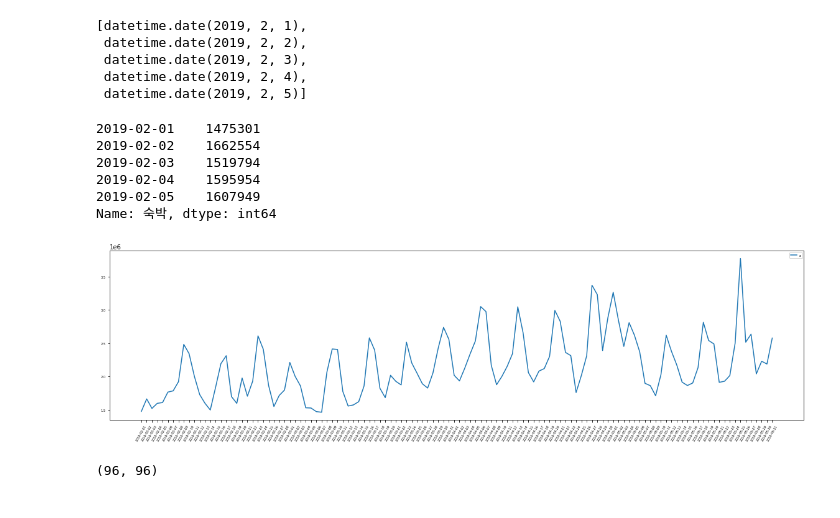
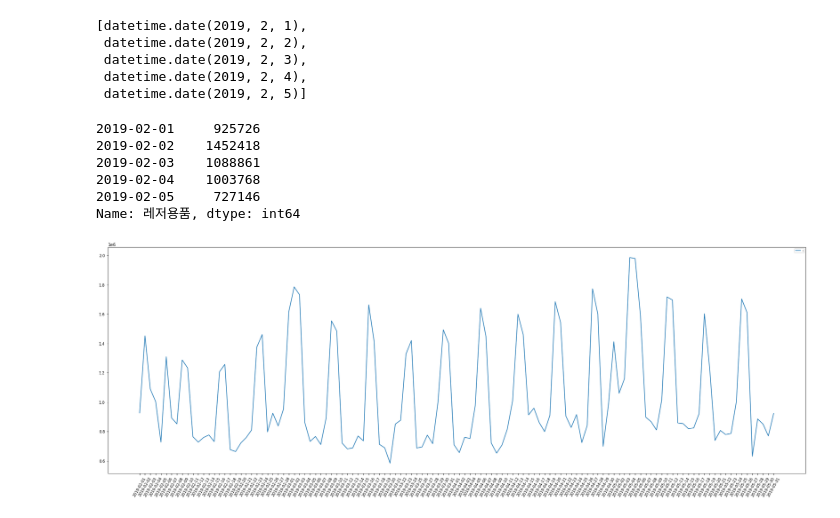
Before and after one commit to yoouza/bigcontest, a Jupyter notebook: data_analysis/TimeSeries_Predict.ipynb, the cells around one changed output. Drawn from its saved outputs; the diff is of its cells as text; code cells hidden in the pictures.

```diff
--- a/data_analysis/TimeSeries_Predict.ipynb
+++ b/data_analysis/TimeSeries_Predict.ipynb
@@ -3,7 +3,7 @@
 # %%
 import pandas as pd
 # %%
-data_2019 = pd.read_csv('/content/2019_data.csv', encoding='utf-8', index_col=0)
+data_2019 = pd.read_csv('/content/drive/My Drive/머신러닝/팀 프로젝트/빅콘테스트/02. Preprocessing_Data/2019_data.csv', encoding='utf-8', index_col=0)
 data_2019.head()
 # %% [output]
 |  | 2019-02-01 | 2019-02-02 | 2019-02-03 | 2019-02-04 | 2019-02-05 | 2019-02-06 | 2019-02-07 | 2019-02-08 | ... |
@@ -33,41 +33,25 @@ time_2019[:5]
  datetime.date(2019, 2, 5)]
 # %%
 # data = pd.DataFrame(data_2019.loc['숙박'].values.reshape(1, len(data_2019.loc['숙박'].values)), columns=time_2019)
-data = data_2019.loc['숙박']
+data = data_2019.loc['레저용품']
 data[:5]
 # %% [output]
-2019-02-01    1475301
-2019-02-02    1662554
-2019-02-03    1519794
-2019-02-04    1595954
-2019-02-05    1607949
-Name: 숙박, dtype: int64
+2019-02-01     925726
+2019-02-02    1452418
+2019-02-03    1088861
+2019-02-04    1003768
+2019-02-05     727146
+Name: 레저용품, dtype: int64
 # %%
 import matplotlib.pyplot as plt
 import seaborn as sns
 
-plt.figure(figsize=(20, 5))
+plt.figure(figsize=(30, 10))
 
 sns.lineplot(data = data)
-plt.legend(('accomodation'), fontsize=5)
-plt.xticks(rotation = 60, fontsize = 5)
-plt.tick_params(labelsize=5)
+plt.legend(('lesuire Item'), fontsize=6)
+plt.xticks(rotation = 60, fontsize = 9)
+plt.tick_params(labelsize = 9)
 plt.show()
 # %% [output]
-[figure, old version]
+[figure, new version]
-# %%
-import numpy as np
-
-# 데이터 쪼개기
-x = np.array([data[i+j] for i in range(len(data)-6) for j in range(7)]).reshape(-1,7,1)
-y = np.array([data[i+7] for i in range(len(data)-7)]).reshape(-1,1)
-x_split = int(x.shape[0]*0.85)
-y_split = int(y.shape[0]*0.85)
-x_train = x[:x_split]
-x_test = x[x_split:-1,:,:]
-y_train = y[:y_split]
-y_test = y[y_split:]
-
-len(x_train), len(y_train)
-# %% [output]
-(96, 96)
```
Also changed, not shown: parts of 20 cells of this notebook.
